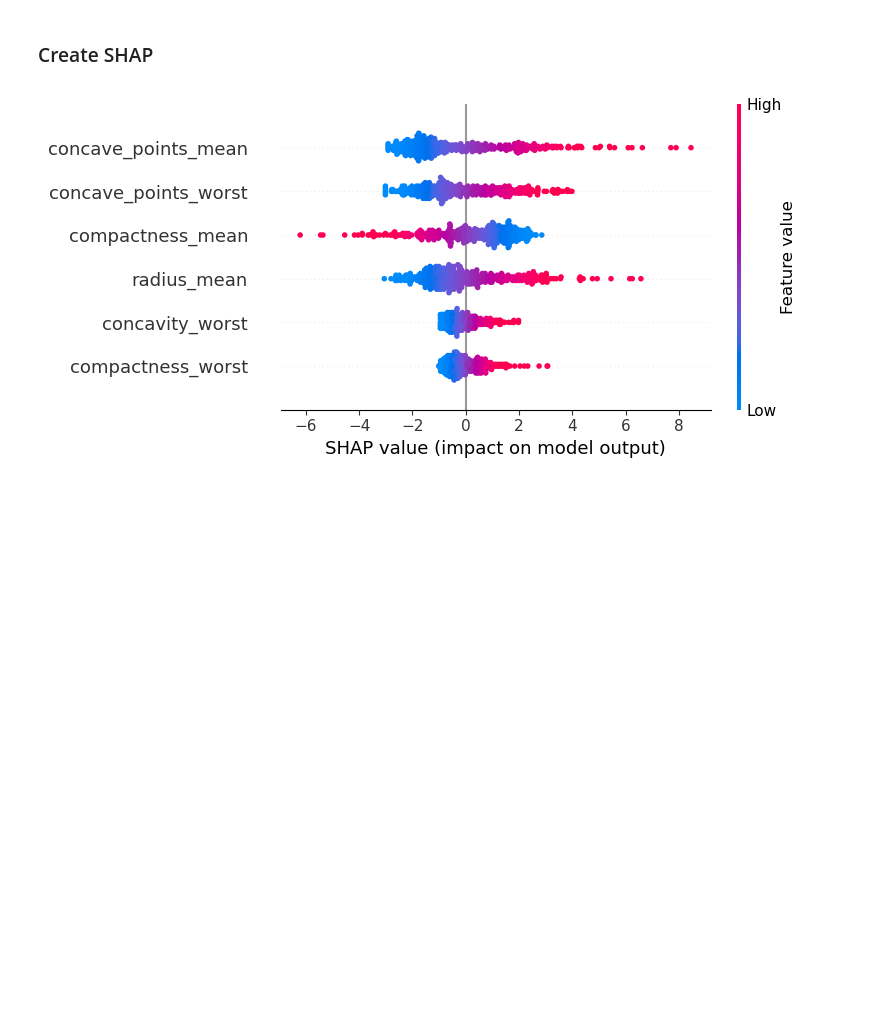
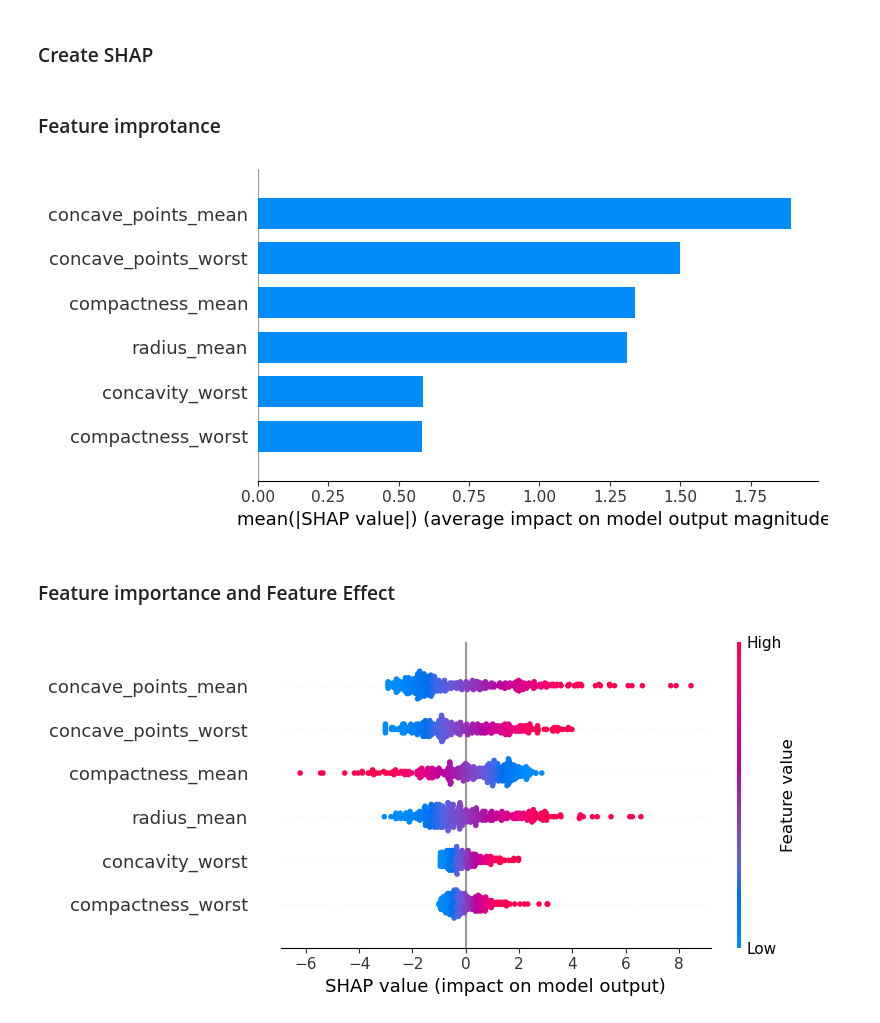
Before and after one commit to lasantha13/breast_ca, a Jupyter notebook: notebook/Breast_Cancer.ipynb, the cells around one changed output. Drawn from its saved outputs; the diff is of its cells as text; code cells hidden in the pictures; blank space fills up the shorter version.

Commit message:
SHAP module bar chart created

```diff
--- a/notebook/Breast_Cancer.ipynb
+++ b/notebook/Breast_Cancer.ipynb
@@ -410,7 +410,16 @@ different shap explainer type
 import shap
 explainer = shap.Explainer(logisticR2, X2_train)
 #GENERATE SHAP VALUES
-shap_values = explainer.shap_values(X2_train)
+shap_values = explainer.shap_values(X2_test)
+# %% [markdown]
+### Feature improtance
+# %%
+
+shap.summary_plot(shap_values, X2_test, plot_type="bar",feature_names=feature_list)
+# %% [output]
+[figure, added]
+# %% [markdown]
+### Feature importance and  Feature Effect
 # %%
 shap.summary_plot(shap_values, X2_train, feature_names=feature_list)
 # %% [output]
```
Also changed, not shown: parts of 6 cells of this notebook.
